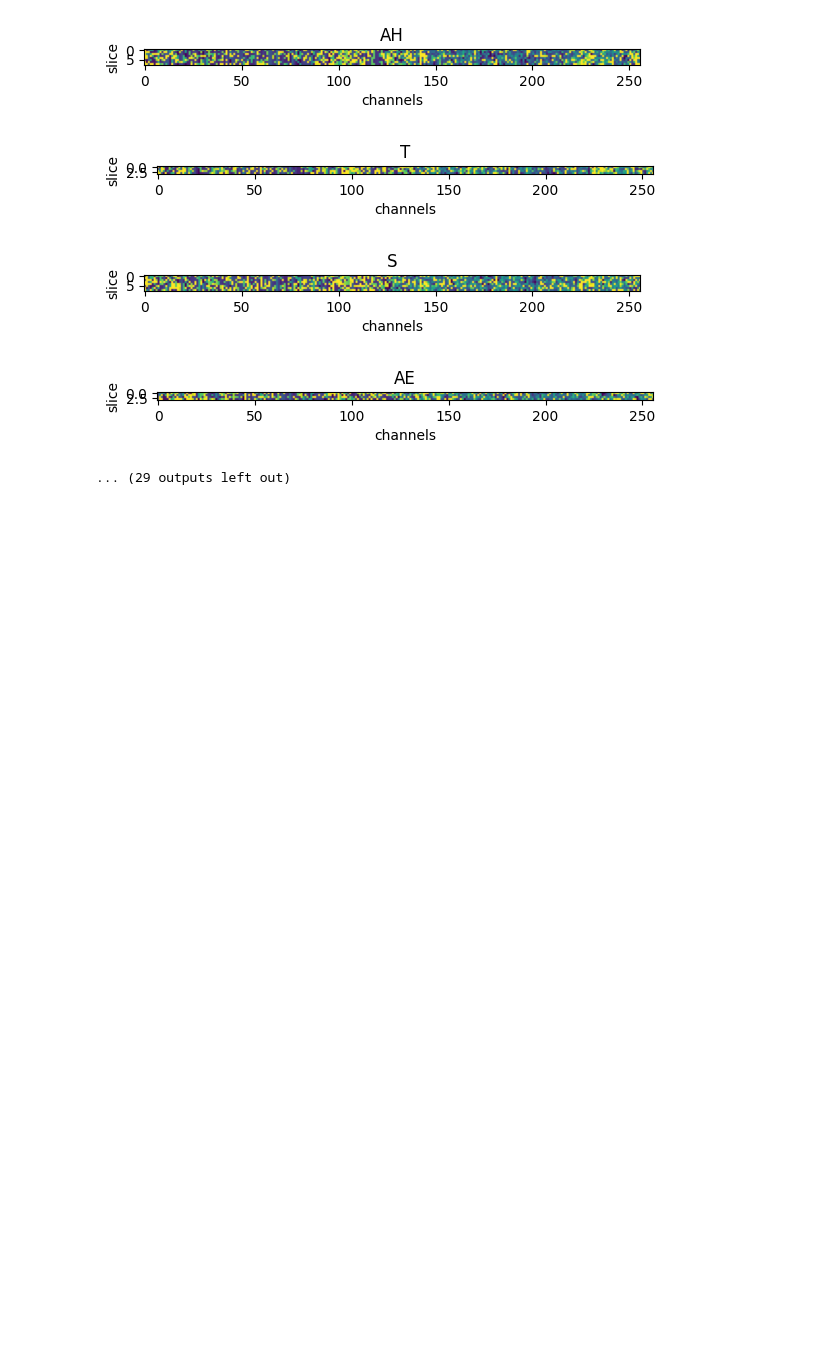
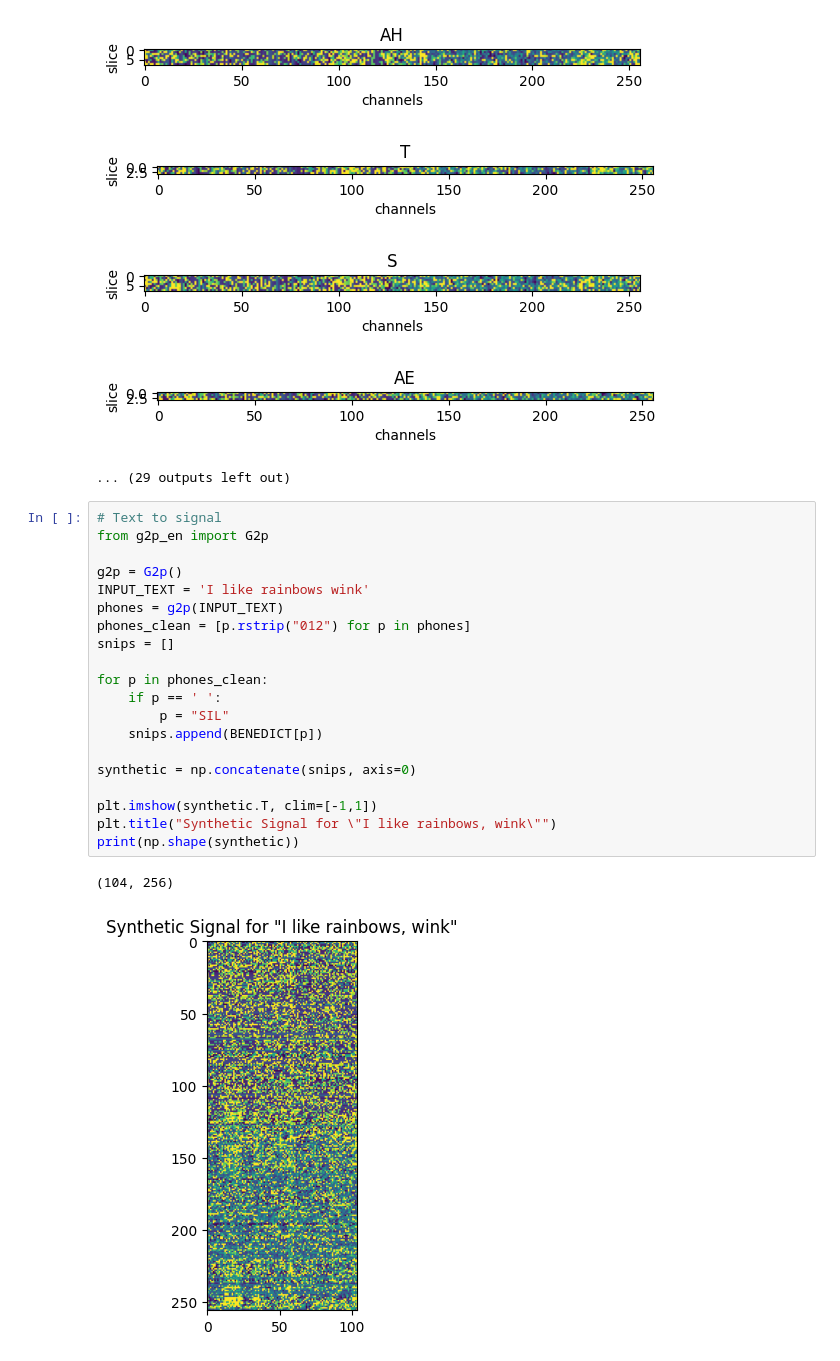
Before and after one commit to danielwang365/neural_seq_decoder, a Jupyter notebook: src/neural_encoder/dumb_write.ipynb, the cells around one changed output. Cells and saved outputs as stored; diff of their text form; blank space fills up the shorter version.

```diff
--- a/src/neural_encoder/dumb_write.ipynb
+++ b/src/neural_encoder/dumb_write.ipynb
@@ -393,3 +393,26 @@ for phone, signal in BENEDICT.items():
 [figure]
 [figure]
 ... (29 outputs left out)
+# %%
+# Text to signal
+from g2p_en import G2p
+
+g2p = G2p()
+INPUT_TEXT = 'I like rainbows wink'
+phones = g2p(INPUT_TEXT)
+phones_clean = [p.rstrip("012") for p in phones]
+snips = []
+
+for p in phones_clean:
+    if p == ' ':
+        p = "SIL"
+    snips.append(BENEDICT[p])
+
+synthetic = np.concatenate(snips, axis=0)
+
+plt.imshow(synthetic.T, clim=[-1,1])
+plt.title("Synthetic Signal for \"I like rainbows, wink\"")
+print(np.shape(synthetic))
+# %% [output]
+(104, 256)
+[figure, added]
```
Also changed, not shown: parts of 1 cell of this notebook.
